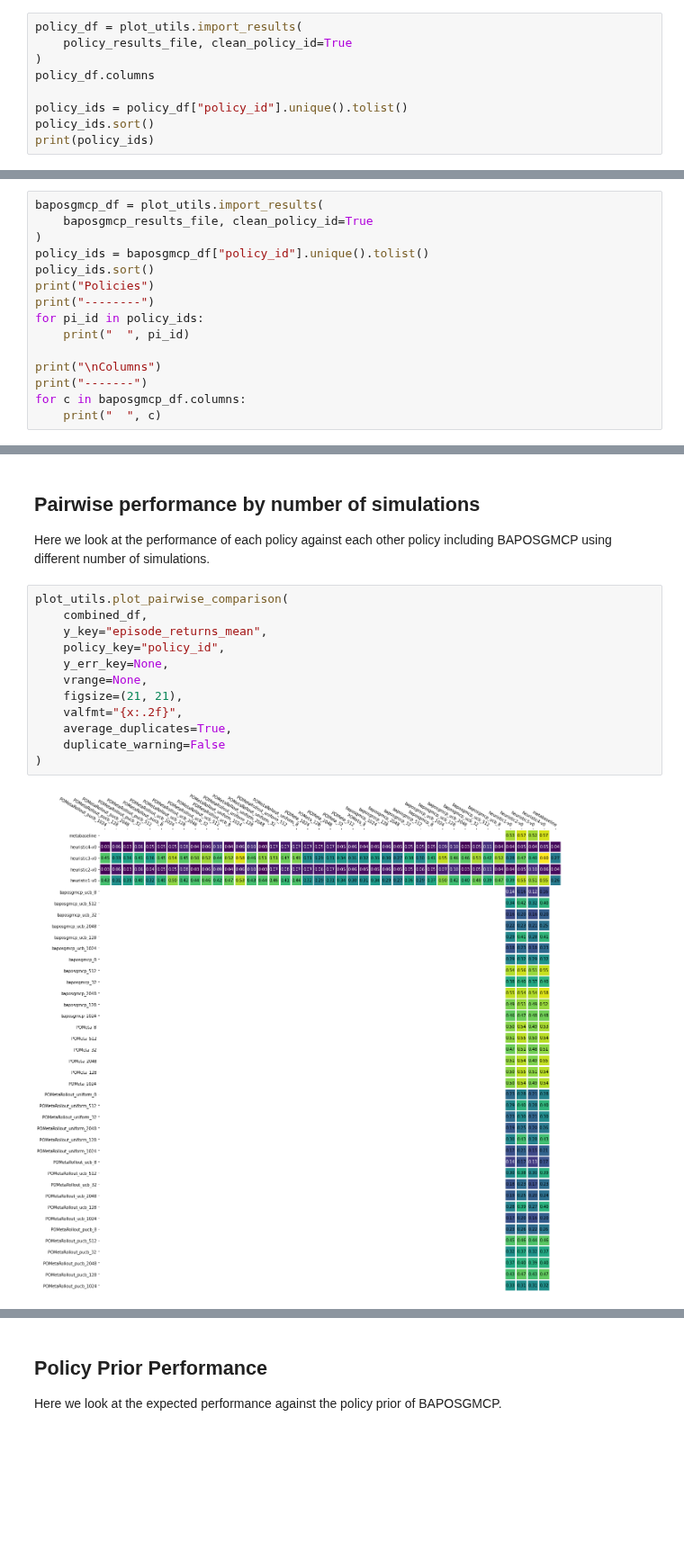
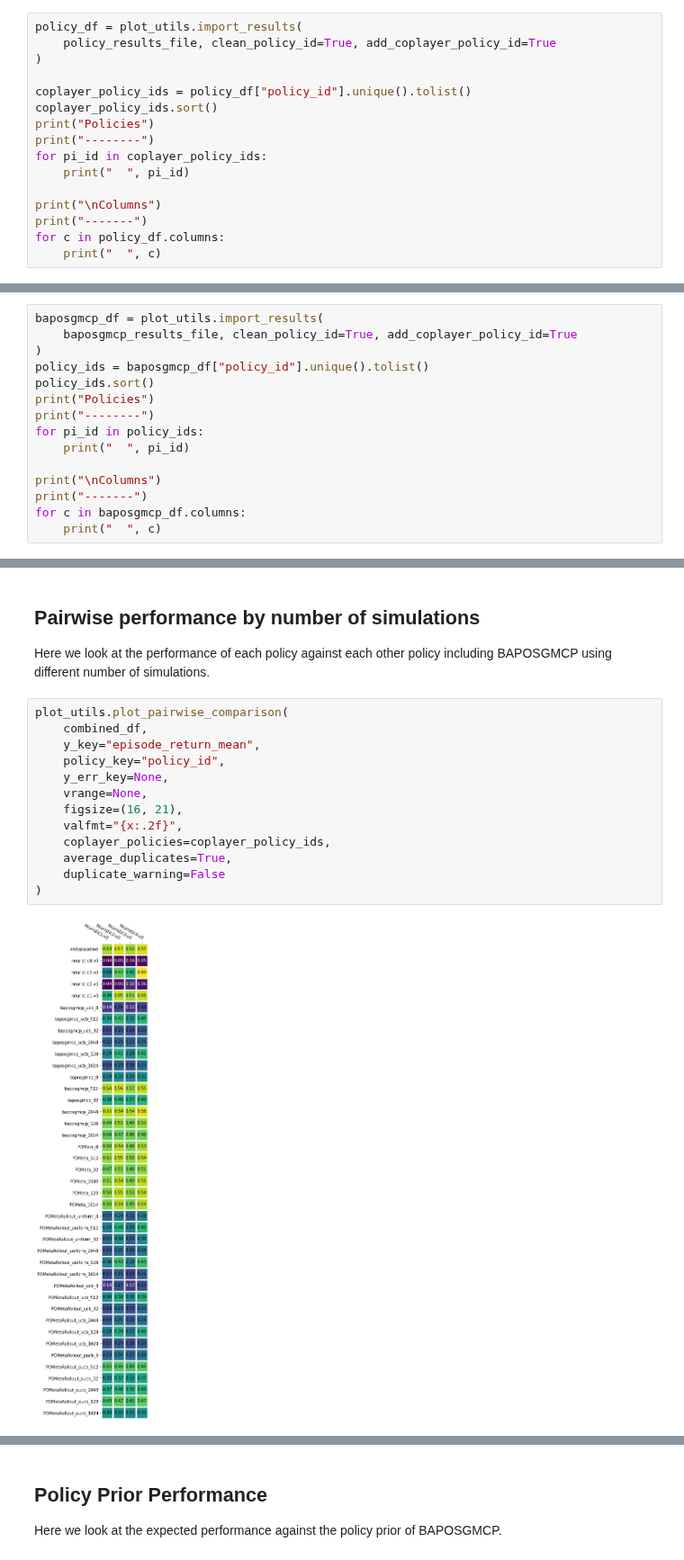
Before and after one commit to Jjschwartz/potmmcp, a Jupyter notebook: experiments/lbf/LBF10x10-n2-f7-static-v2/heuristic_analysis.ipynb, the cells around one changed output, grey strips where cells are left out. Shown at 90% size. Cells and saved outputs as stored; diff of their text form; blank space fills up the shorter version.

Commit message:
results and analysis updates

```diff
--- a/experiments/lbf/LBF10x10-n2-f7-static-v2/heuristic_analysis.ipynb
+++ b/experiments/lbf/LBF10x10-n2-f7-static-v2/heuristic_analysis.ipynb
@@ -25,11 +24,18 @@ policy_results_file = osp.join(
 ## Loading Heuristic Policy Data
 # %%
 policy_df = plot_utils.import_results(
-    policy_results_file, clean_policy_id=True
+    policy_results_file, clean_policy_id=True, add_coplayer_policy_id=True
 )
-policy_df.columns
 
-policy_ids = policy_df["policy_id"].unique().tolist()
-policy_ids.sort()
-print(policy_ids)
+coplayer_policy_ids = policy_df["policy_id"].unique().tolist()
+coplayer_policy_ids.sort()
+print("Policies")
+print("--------")
+for pi_id in coplayer_policy_ids:
+    print("  ", pi_id)
+
+print("\nColumns")
+print("-------")
+for c in policy_df.columns:
+    print("  ", c)
 # %% [output]
@@ -38,7 +60,7 @@ print(policy_ids)
 ## Loading BAPOSGMCP Data
 # %%
 baposgmcp_df = plot_utils.import_results(
-    baposgmcp_results_file, clean_policy_id=True
+    baposgmcp_results_file, clean_policy_id=True, add_coplayer_policy_id=True
 )
 policy_ids = baposgmcp_df["policy_id"].unique().tolist()
 policy_ids.sort()
@@ -118,17 +140,18 @@ Here we look at the performance of each policy against each other policy includi
 # %%
 plot_utils.plot_pairwise_comparison(
     combined_df,
-    y_key="episode_returns_mean",
+    y_key="episode_return_mean",
     policy_key="policy_id",
     y_err_key=None,
     vrange=None,
-    figsize=(21, 21),
+    figsize=(16, 21),
     valfmt="{x:.2f}",
+    coplayer_policies=coplayer_policy_ids,
     average_duplicates=True,
     duplicate_warning=False
 )
 # %% [output]
-[figure, old version]
+[figure, new version]
 # %%
 plot_utils.plot_pairwise_comparison(
     combined_df,
```
Also changed, not shown: parts of 13 cells of this notebook, 3 other files.
